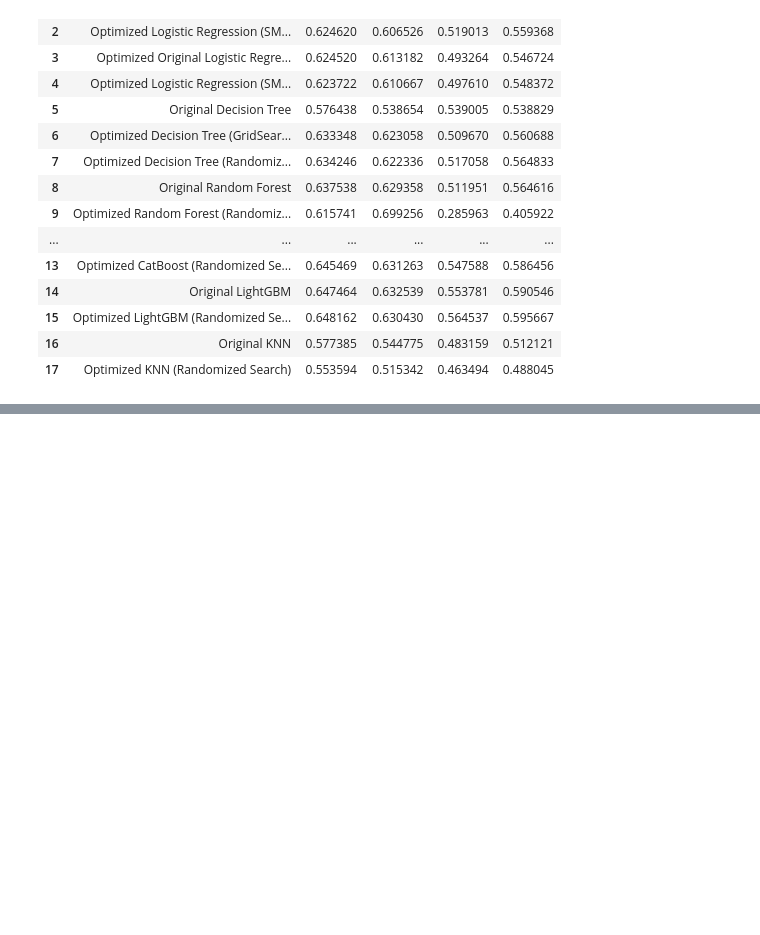
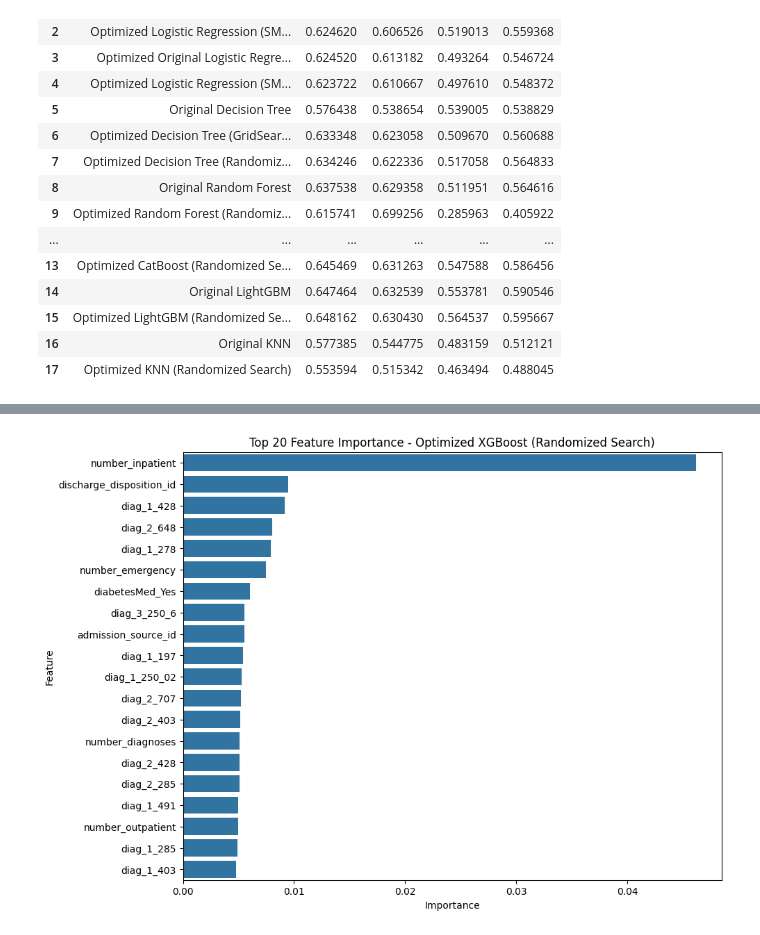
Before and after one commit to AKINYEMI01/Final_Project, a Jupyter notebook: Final_Project.ipynb, the cells around one changed output, grey strips where cells are left out. Cells and saved outputs as stored; diff of their text form; code cells hidden in the pictures; blank space fills up the shorter version.

```diff
--- a/Final_Project.ipynb
+++ b/Final_Project.ipynb
@@ -1698,0 +1766,16 @@ display(df_performance)
+# %%
+# Feature Importance for Optimized XGBoost (Randomized Search)
+# Ensure column names are clean for XGBoost
+X_train.columns = ["".join (c if c.isalnum() else "_" for c in str(x)) for x in X_train.columns]
+
+feature_importance_xgb = optimized_xgb_model_rs.feature_importances_
+features_xgb = X_train.columns
+importance_df_xgb = pd.DataFrame({'Feature': features_xgb, 'Importance': feature_importance_xgb})
+importance_df_xgb = importance_df_xgb.sort_values(by='Importance', ascending=False).head(20) # Display top 20
+
+plt.figure(figsize=(10, 8))
+sns.barplot(x='Importance', y='Feature', data=importance_df_xgb)
+plt.title('Top 20 Feature Importance - Optimized XGBoost (Randomized Search)')
+plt.show()
+# %% [output]
+[figure, added]
```
Also changed, not shown: parts of 12 cells of this notebook.
